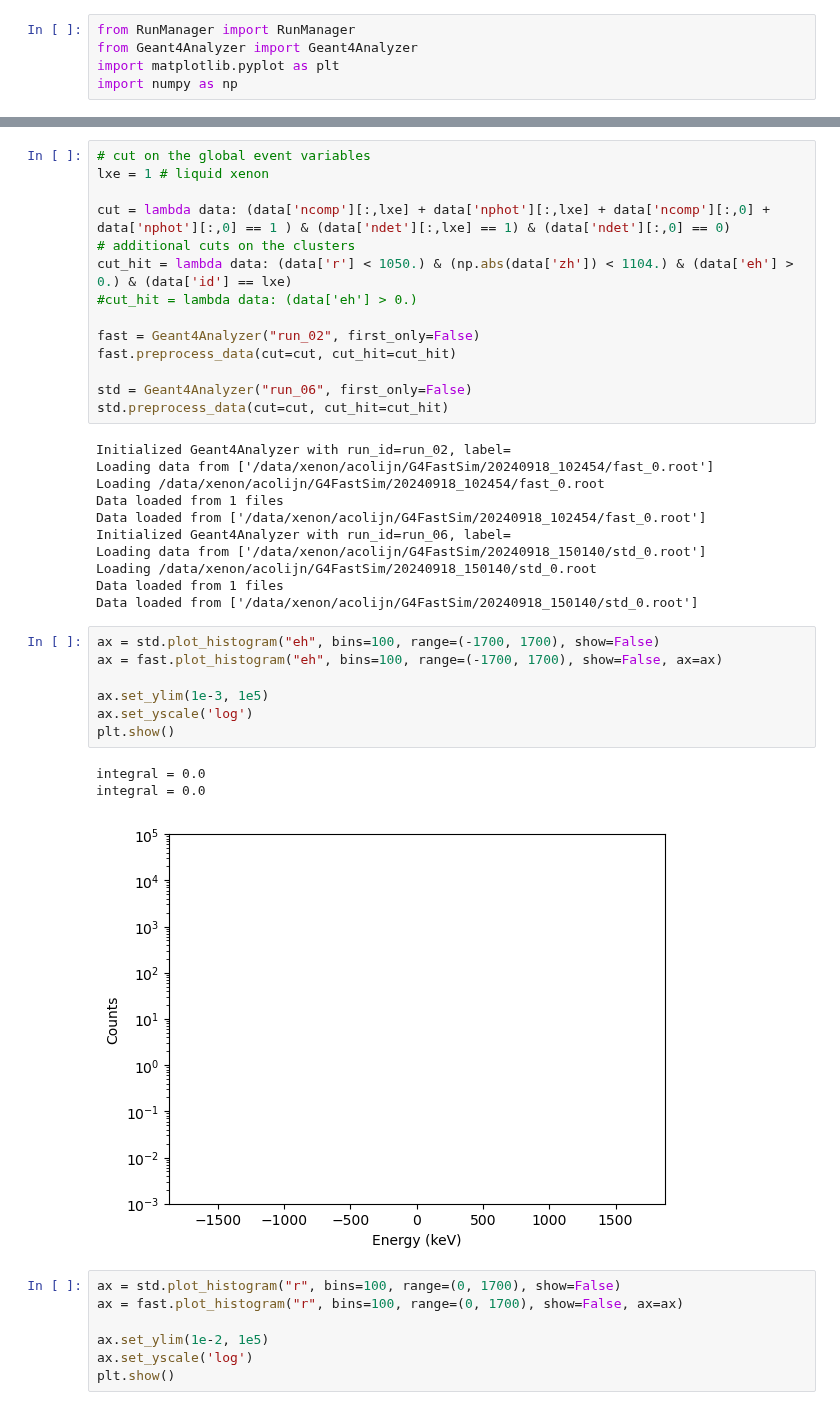
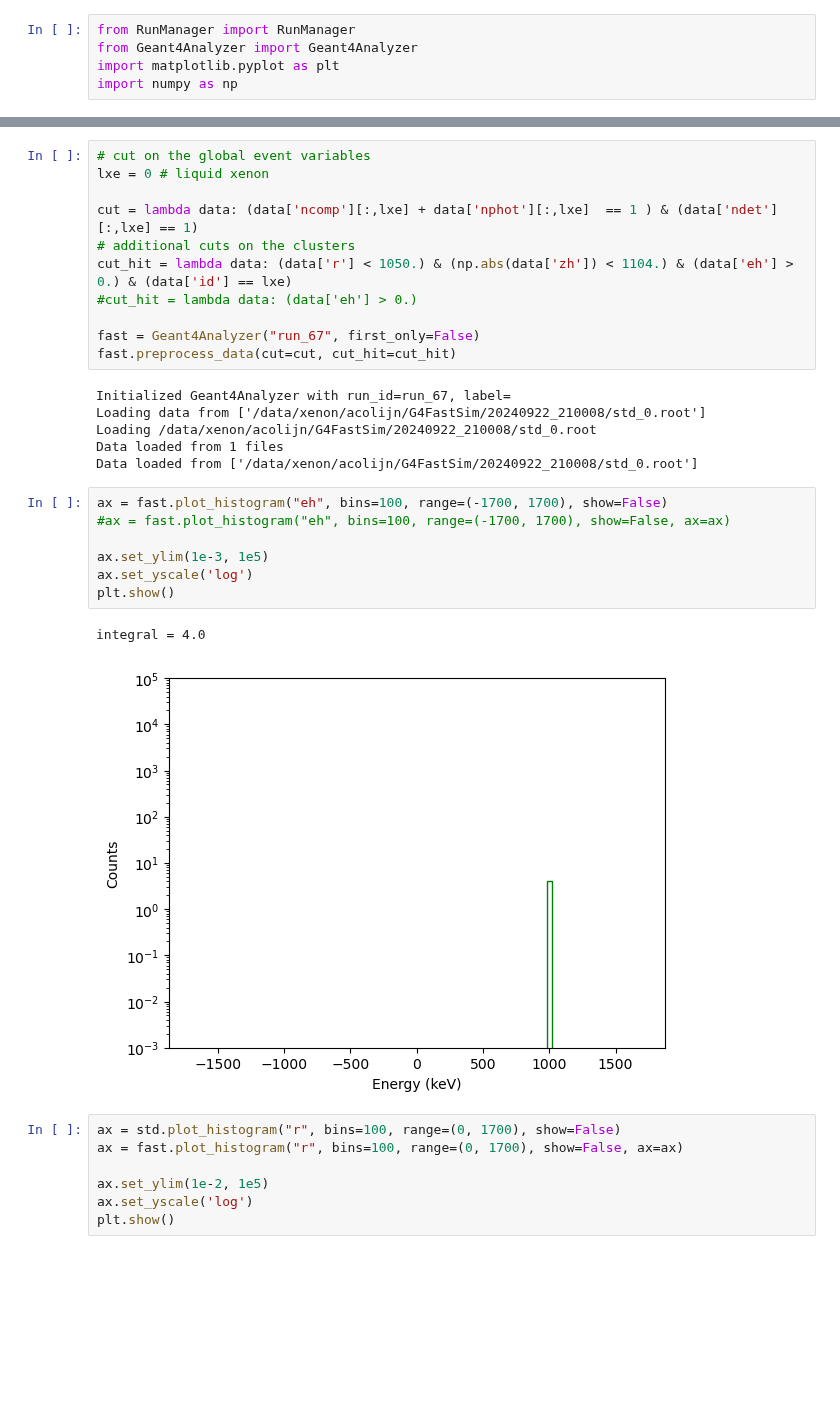
Before and after one commit to acolijn/G4FastSim, a Jupyter notebook: analysis/analysis_fast.ipynb, the cells around one changed output, grey strips where cells are left out. Drawn from its saved outputs; the diff is of its cells as text; blank space fills up the shorter version.

```diff
--- a/analysis/analysis_fast.ipynb
+++ b/analysis/analysis_fast.ipynb
@@ -21,39 +27,30 @@ display(manager.display_all_runs(include_deleted=False))
 # %%
 # cut on the global event variables
-lxe = 1 # liquid xenon
+lxe = 0 # liquid xenon
 
-cut = lambda data: (data['ncomp'][:,lxe] + data['nphot'][:,lxe] + data['ncomp'][:,0] + data['nphot'][:,0] == 1 ) & (data['ndet'][:,lxe] == 1) & (data['ndet'][:,0] == 0)
+cut = lambda data: (data['ncomp'][:,lxe] + data['nphot'][:,lxe]  == 1 ) & (data['ndet'][:,lxe] == 1)
 # additional cuts on the clusters
 cut_hit = lambda data: (data['r'] < 1050.) & (np.abs(data['zh']) < 1104.) & (data['eh'] > 0.) & (data['id'] == lxe)
 #cut_hit = lambda data: (data['eh'] > 0.)
 
-fast = Geant4Analyzer("run_02", first_only=False)
+fast = Geant4Analyzer("run_67", first_only=False)
 fast.preprocess_data(cut=cut, cut_hit=cut_hit)
-
-std = Geant4Analyzer("run_06", first_only=False)
-std.preprocess_data(cut=cut, cut_hit=cut_hit)
 # %% [output]
-Initialized Geant4Analyzer with run_id=run_02, label=
-Loading data from ['/data/xenon/acolijn/G4FastSim/20240918_102454/fast_0.root']
-Loading /data/xenon/acolijn/G4FastSim/20240918_102454/fast_0.root
+Initialized Geant4Analyzer with run_id=run_67, label=
+Loading data from ['/data/xenon/acolijn/G4FastSim/20240922_210008/std_0.root']
+Loading /data/xenon/acolijn/G4FastSim/20240922_210008/std_0.root
 Data loaded from 1 files
-Data loaded from ['/data/xenon/acolijn/G4FastSim/20240918_102454/fast_0.root']
-Initialized Geant4Analyzer with run_id=run_06, label=
-Loading data from ['/data/xenon/acolijn/G4FastSim/20240918_150140/std_0.root']
-Loading /data/xenon/acolijn/G4FastSim/20240918_150140/std_0.root
-Data loaded from 1 files
-Data loaded from ['/data/xenon/acolijn/G4FastSim/20240918_150140/std_0.root']
+Data loaded from ['/data/xenon/acolijn/G4FastSim/20240922_210008/std_0.root']
 # %%
-ax = std.plot_histogram("eh", bins=100, range=(-1700, 1700), show=False)
-ax = fast.plot_histogram("eh", bins=100, range=(-1700, 1700), show=False, ax=ax)
+ax = fast.plot_histogram("eh", bins=100, range=(-1700, 1700), show=False)
+#ax = fast.plot_histogram("eh", bins=100, range=(-1700, 1700), show=False, ax=ax)
 
 ax.set_ylim(1e-3, 1e5)
 ax.set_yscale('log')
 plt.show()
 # %% [output]
-integral = 0.0
-integral = 0.0
+integral = 4.0
-[figure, old version]
+[figure, new version]
 # %%
 ax = std.plot_histogram("r", bins=100, range=(0, 1700), show=False)
 ax = fast.plot_histogram("r", bins=100, range=(0, 1700), show=False, ax=ax)
```
Also changed, not shown: parts of 1 cell of this notebook, 14 other files.
